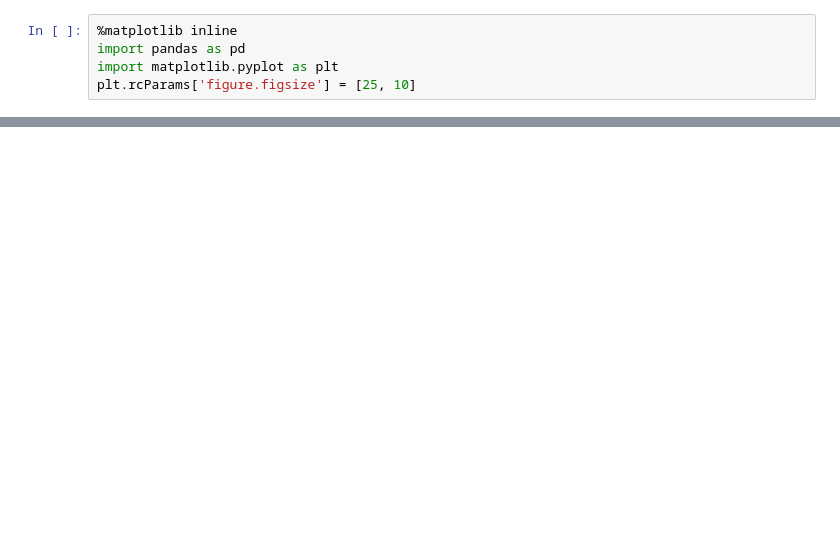
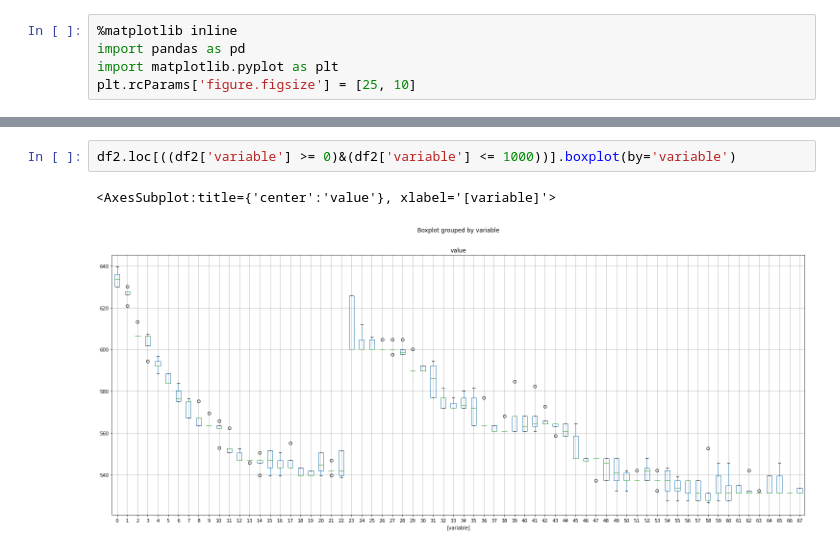
Before and after one commit to phaluch/pi3, a Jupyter notebook: PI3.ipynb, the cells around one changed output, grey strips where cells are left out. Saved outputs shown, nothing was run; the diff lists cells and outputs as text; blank space fills up the shorter version.

```diff
--- a/PI3.ipynb
+++ b/PI3.ipynb
@@ -661,0 +714,5 @@ df.loc[((df['variable'] >= 0)&(df['variable'] <= 1000))].boxplot(by='variable')
+# %%
+df2.loc[((df2['variable'] >= 0)&(df2['variable'] <= 1000))].boxplot(by='variable')
+# %% [output]
+<AxesSubplot:title={'center':'value'}, xlabel='[variable]'>
+[figure, added]
```
Also changed, not shown: parts of 18 cells of this notebook, 2 other files.
